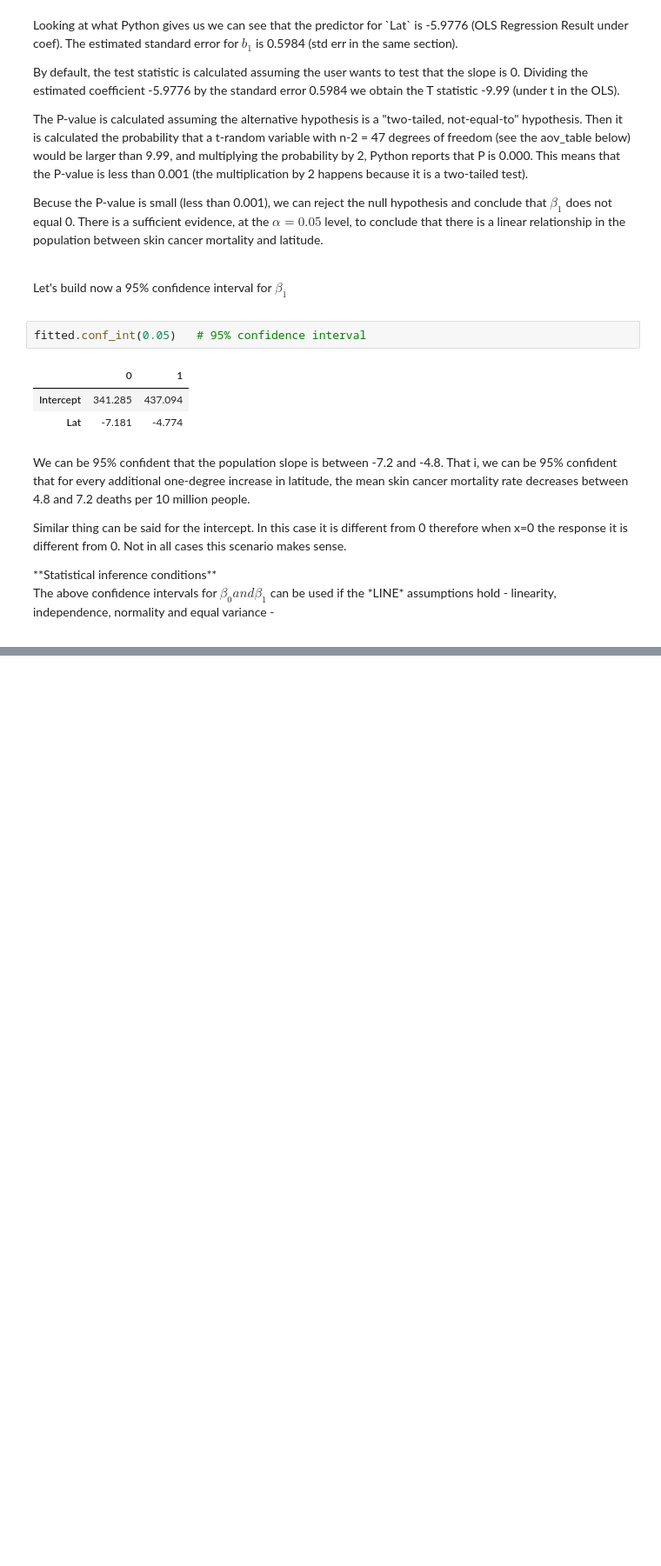
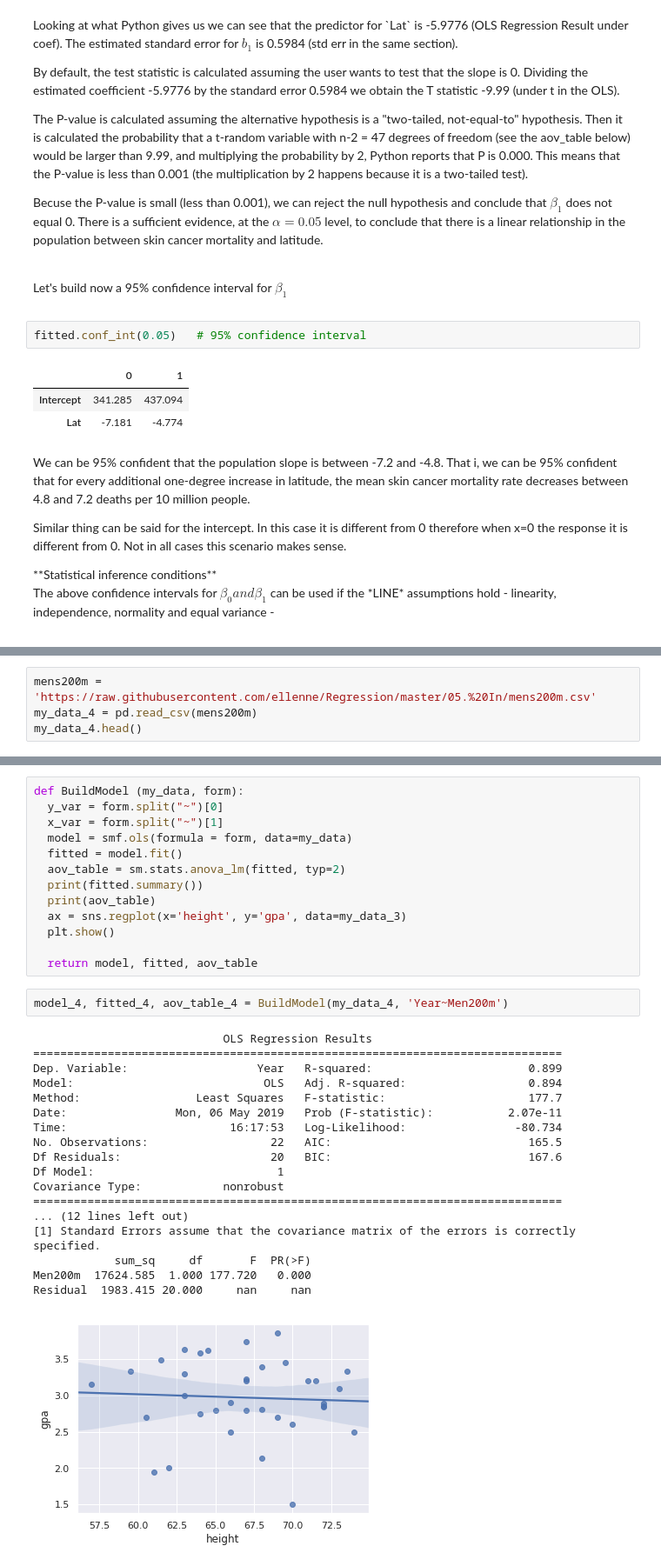
Before and after one commit to ellenne/Regression, a Jupyter notebook: 10. WIP/Regression_Lesson02.ipynb, the cells around one changed output, grey strips where cells are left out. Shown at 87% size. Drawn from its saved outputs; the diff is of its cells as text; blank space fills up the shorter version.

```diff
--- a/10. WIP/Regression_Lesson02.ipynb
+++ b/10. WIP/Regression_Lesson02.ipynb
@@ -89,0 +304,4 @@ fitted.conf_int(0.05)   # 95% confidence interval
+# %%
+mens200m = 'https://raw.githubusercontent.com/ellenne/Regression/master/05.%20In/mens200m.csv'
+my_data_4 = pd.read_csv(mens200m)
+my_data_4.head()
@@ -89,0 +337,34 @@ fitted.conf_int(0.05)   # 95% confidence interval
+# %%
+def BuildModel (my_data, form):
+  y_var = form.split("~")[0]
+  x_var = form.split("~")[1]
+  model = smf.ols(formula = form, data=my_data)
+  fitted = model.fit()
+  aov_table = sm.stats.anova_lm(fitted, typ=2)
+  print(fitted.summary())
+  print(aov_table)
+  ax = sns.regplot(x='height', y='gpa', data=my_data_3)
+  plt.show()
+
+  return model, fitted, aov_table
+# %%
+model_4, fitted_4, aov_table_4 = BuildModel(my_data_4, 'Year~Men200m')
+# %% [output]
+                            OLS Regression Results
+==============================================================================
+Dep. Variable:                   Year   R-squared:                       0.899
+Model:                            OLS   Adj. R-squared:                  0.894
+Method:                 Least Squares   F-statistic:                     177.7
+Date:                Mon, 06 May 2019   Prob (F-statistic):           2.07e-11
+Time:                        16:17:53   Log-Likelihood:                -80.734
+No. Observations:                  22   AIC:                             165.5
+Df Residuals:                      20   BIC:                             167.6
+Df Model:                           1
+Covariance Type:            nonrobust
+==============================================================================
+... (12 lines left out)
+[1] Standard Errors assume that the covariance matrix of the errors is correctly specified.
+            sum_sq     df       F  PR(>F)
+Men200m  17624.585  1.000 177.720   0.000
+Residual  1983.415 20.000     nan     nan
+[figure, added]
```
Also changed, not shown: parts of 25 cells of this notebook.
